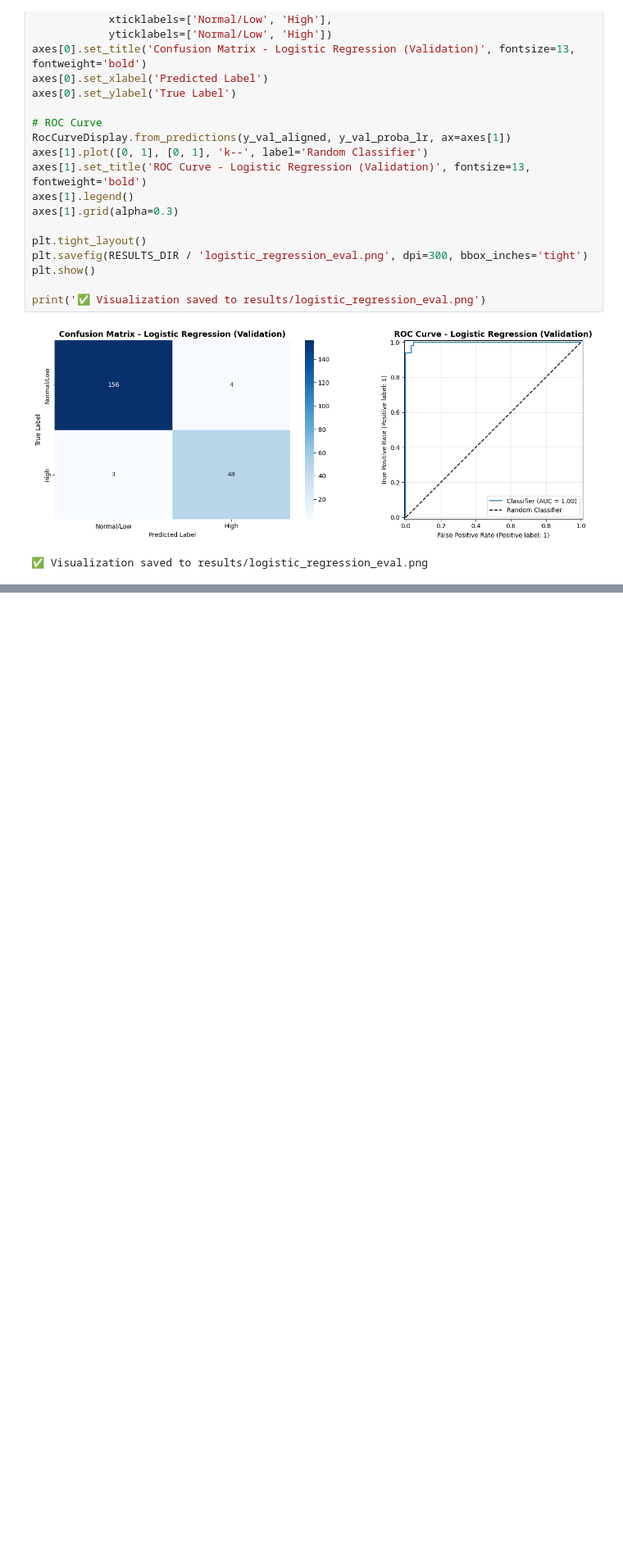
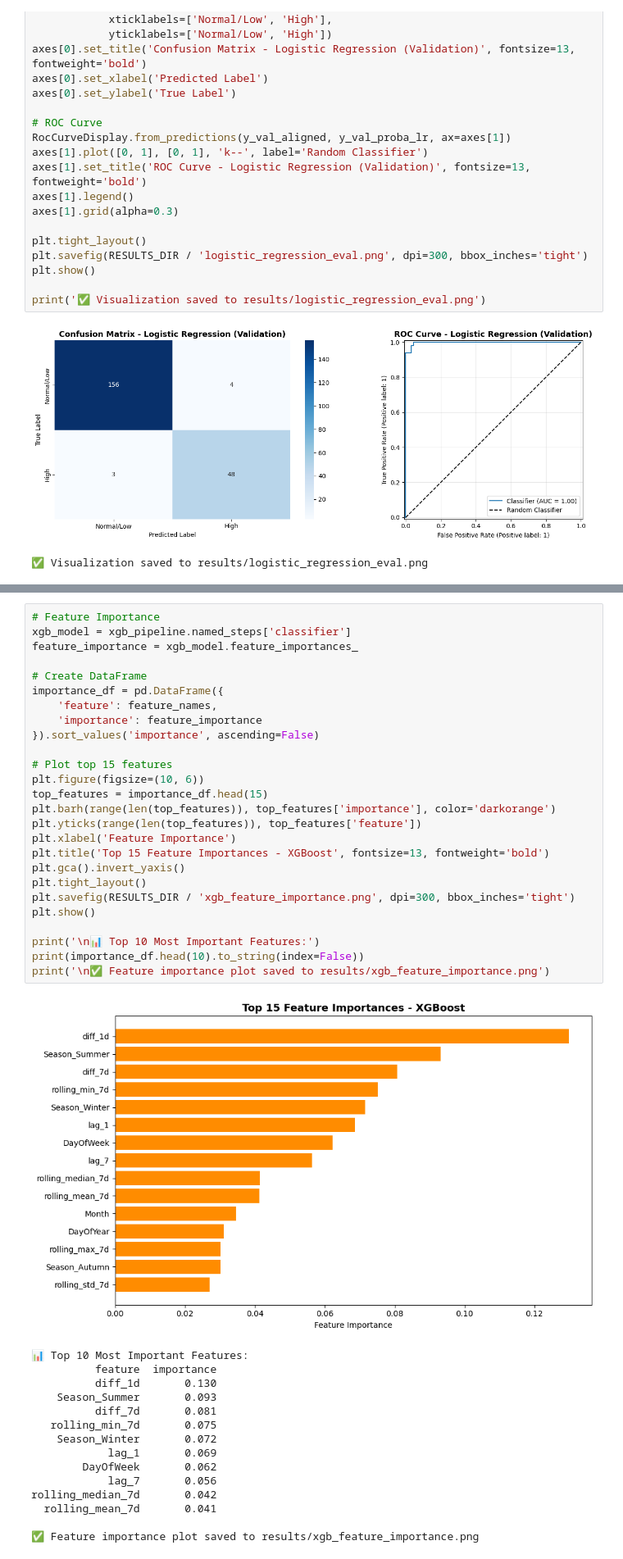
Before and after one commit to KostasPapadogiannis/energy-consumption-mining, a Jupyter notebook: notebooks/modeling.ipynb, the cells around one changed output, grey strips where cells are left out. Shown at 82% size. Cells and saved outputs as stored; diff of their text form; blank space fills up the shorter version.

```diff
--- a/notebooks/modeling.ipynb
+++ b/notebooks/modeling.ipynb
@@ -444,0 +752,42 @@ print('✅ Visualization saved to results/logistic_regression_eval.png')
+# %%
+# Feature Importance
+xgb_model = xgb_pipeline.named_steps['classifier']
+feature_importance = xgb_model.feature_importances_
+
+# Create DataFrame
+importance_df = pd.DataFrame({
+    'feature': feature_names,
+    'importance': feature_importance
+}).sort_values('importance', ascending=False)
+
+# Plot top 15 features
+plt.figure(figsize=(10, 6))
+top_features = importance_df.head(15)
+plt.barh(range(len(top_features)), top_features['importance'], color='darkorange')
+plt.yticks(range(len(top_features)), top_features['feature'])
+plt.xlabel('Feature Importance')
+plt.title('Top 15 Feature Importances - XGBoost', fontsize=13, fontweight='bold')
+plt.gca().invert_yaxis()
+plt.tight_layout()
+plt.savefig(RESULTS_DIR / 'xgb_feature_importance.png', dpi=300, bbox_inches='tight')
+plt.show()
+
+print('\n📊 Top 10 Most Important Features:')
+print(importance_df.head(10).to_string(index=False))
+print('\n✅ Feature importance plot saved to results/xgb_feature_importance.png')
+# %% [output]
+[figure, added]
+📊 Top 10 Most Important Features:
+          feature  importance
+          diff_1d       0.130
+    Season_Summer       0.093
+          diff_7d       0.081
+   rolling_min_7d       0.075
+    Season_Winter       0.072
+            lag_1       0.069
+        DayOfWeek       0.062
+            lag_7       0.056
+rolling_median_7d       0.042
+  rolling_mean_7d       0.041
+
+✅ Feature importance plot saved to results/xgb_feature_importance.png
```
Also changed, not shown: parts of 15 cells of this notebook, 6 other files.
